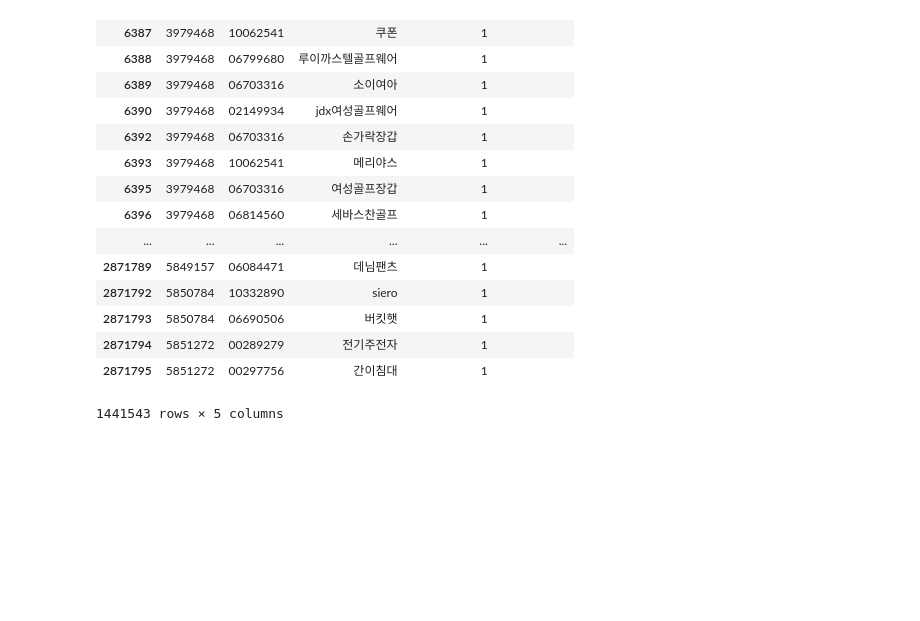
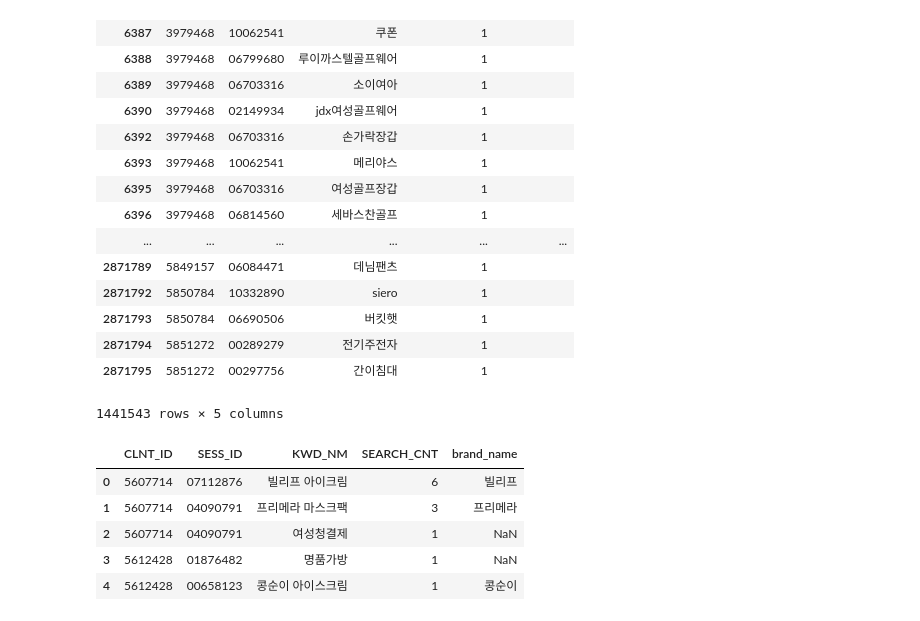
Before and after one commit to miniii222/-5th-L.point_bigdata_competiton, a Jupyter notebook: text/Search_extract_brand.ipynb, the cells around one changed output. Saved outputs shown, nothing was run; the diff lists cells and outputs as text; code cells hidden in the pictures; blank space fills up the shorter version.

```diff
--- a/text/Search_extract_brand.ipynb
+++ b/text/Search_extract_brand.ipynb
@@ -398,3 +398,13 @@ search1.loc[search1['brand_name'] == '', :][3000:end-6500]
 1441543 rows × 5 columns
 # %%
 search1.to_csv('Search1_brand.csv',index=False, encoding='utf-8')
+# %%
+search1 = pd.read_csv('C:/Users/wjssm/Desktop/lpoint/data/Search1_brand.csv', dtype={'CLNT_ID' : np.str, 'SESS_ID' : np.str})
+search1.head()
+# %% [output]
+|  | CLNT_ID | SESS_ID | KWD_NM | SEARCH_CNT | brand_name |
+| 0 | 5607714 | 07112876 | 빌리프 아이크림 | 6 | 빌리프 |
+| 1 | 5607714 | 04090791 | 프리메라 마스크팩 | 3 | 프리메라 |
+| 2 | 5607714 | 04090791 | 여성청결제 | 1 | NaN |
+| 3 | 5612428 | 01876482 | 명품가방 | 1 | NaN |
+| 4 | 5612428 | 00658123 | 콩순이 아이스크림 | 1 | 콩순이 |
```
Also changed, not shown: parts of 16 cells of this notebook.
